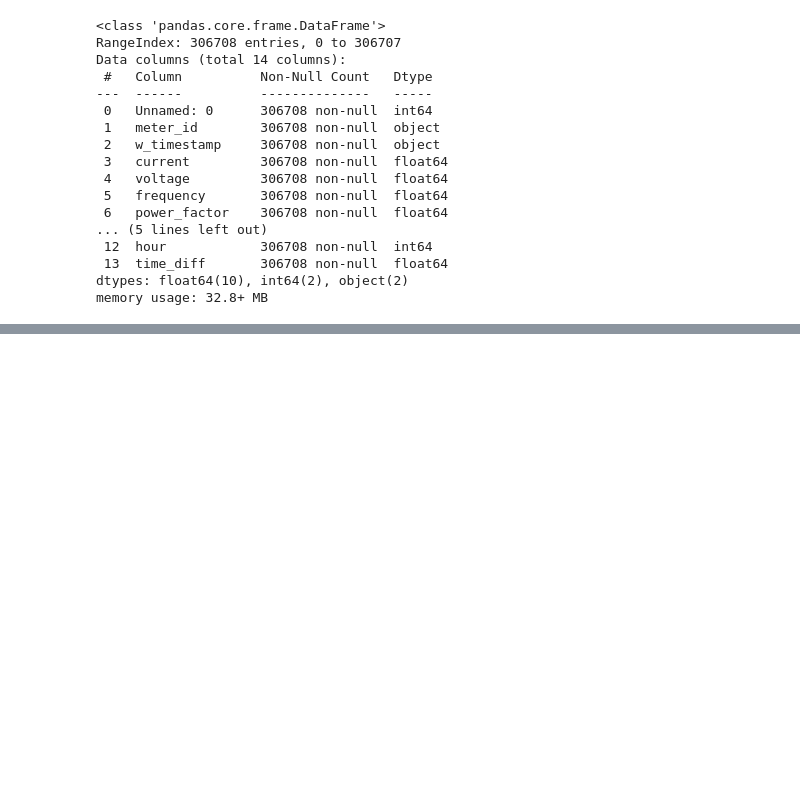
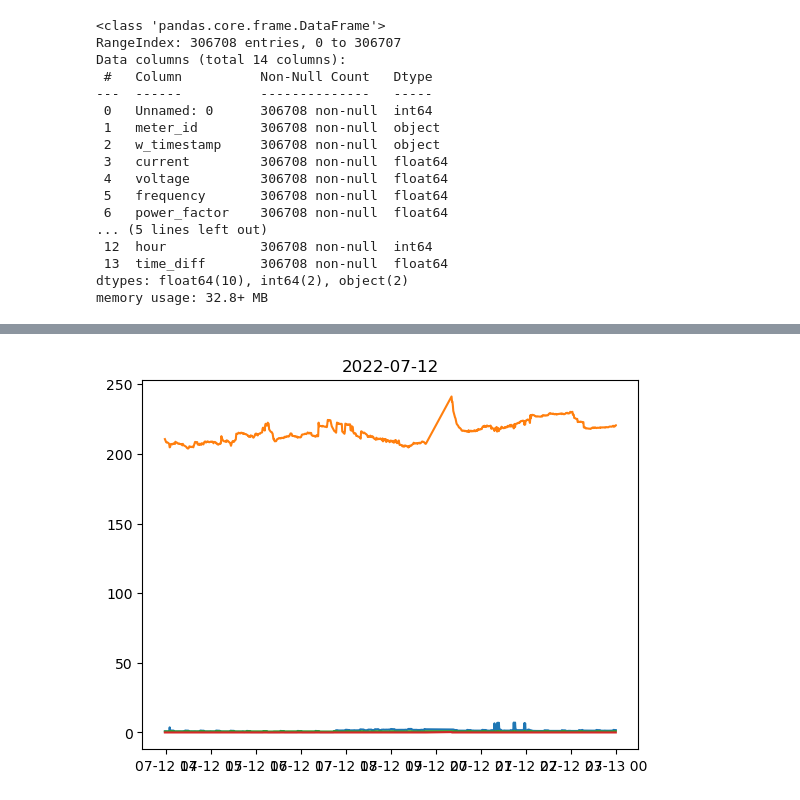
Before and after one commit to Oluwajuwon-O/project_notebooks, a Jupyter notebook: forecasting.ipynb, the cells around one changed output, grey strips where cells are left out. Cells and saved outputs as stored; diff of their text form; code cells hidden in the pictures; blank space fills up the shorter version.

```diff
--- a/forecasting.ipynb
+++ b/forecasting.ipynb
@@ -33,0 +250,6 @@ memory usage: 32.8+ MB
+# %%
+ondo = ond023.copy()
+# %%
+ondo.set_index('w_timestamp',inplace=True)
+# %%
+ondo_07 = ondo.loc['2022-07-12']
@@ -33,0 +273,9 @@ memory usage: 32.8+ MB
+# %%
+# plt.figure(figsize=[10,10])
+plt.plot(ondo_07['current'])
+plt.plot(ondo_07['voltage'])
+plt.plot(ondo_07['power_factor'])
+plt.plot(ondo_07['energy'])
+plt.title('2022-07-12');
+# %% [output]
+[figure, added]
```
Also changed, not shown: parts of 24 cells of this notebook.
